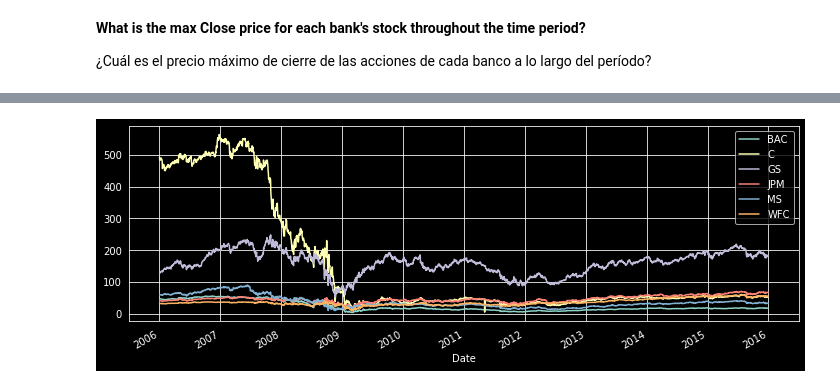
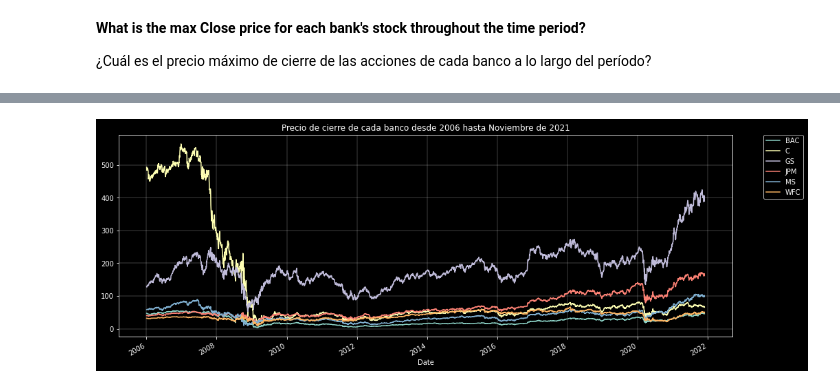
Before and after one commit to DanielGroup4/PortafolioProjects, a Jupyter notebook: FinanceProject_ExploratoryDataAnalysis_Python/FinanceProject.ipynb, the cells around one changed output, grey strips where cells are left out. Cells and saved outputs as stored; diff of their text form; code cells hidden in the pictures.

```diff
--- a/FinanceProject_ExploratoryDataAnalysis_Python/FinanceProject.ipynb
+++ b/FinanceProject_ExploratoryDataAnalysis_Python/FinanceProject.ipynb
@@ -32,7 +32,7 @@ Get stock information for the following banks (Obtener información sobre las ac
  En esta página está la documentación para obtener los datos financieros consejos e instrucciones. En este caso utlizaré Yahoo Finance Data finance como [fuente](https://pandas-datareader.readthedocs.io/en/latest/remote_data.html)
 # %%
 start = datetime.datetime(2006,1,1)
-end = datetime.datetime(2016,1,1)
+end = datetime.datetime.today()
 # %%
 # Bank of America
 BAC = data.DataReader("BAC", 'yahoo', start, end)
@@ -198,4 +183,0 @@ returns[1: ]
-# %%
-sns.pairplot(returns[1: ])
-plt.style.use('dark_background')
-plt.grid(lw=0.5)
@@ -318,9 +290,6 @@ Gran parte de este proyecto se centrará en las visualizaciones. Siéntase libre
 # %%
-import matplotlib.pyplot as plt
-import seaborn as sns
-sns.set_style('whitegrid')
-
 # Optional Plotly Method Imports
+import plotly
 import plotly.express as px
 #import cufflinks as cf
 #cf.go_offline()
@@ -339,7 +309,9 @@ bank_stocks.head(2)
 # %%
 for tick in tickers:
-    bank_stocks[tick]['Close'].plot(label= tick, figsize= (12, 4))
-plt.legend()
+    bank_stocks[tick]['Close'].plot(label= tick, figsize= (16, 6))
+plt.title('Precio de cierre de cada banco desde 2006 hasta Noviembre de 2021')
+plt.legend(bbox_to_anchor = (1.05, 1), loc = 2, borderaxespad=0)
+plt.grid(lw = 0.25)
 plt.style.use('dark_background')
 # %% [output]
-[figure, old version]
+[figure, new version]
```
Also changed, not shown: parts of 65 cells of this notebook, 22 other files.
